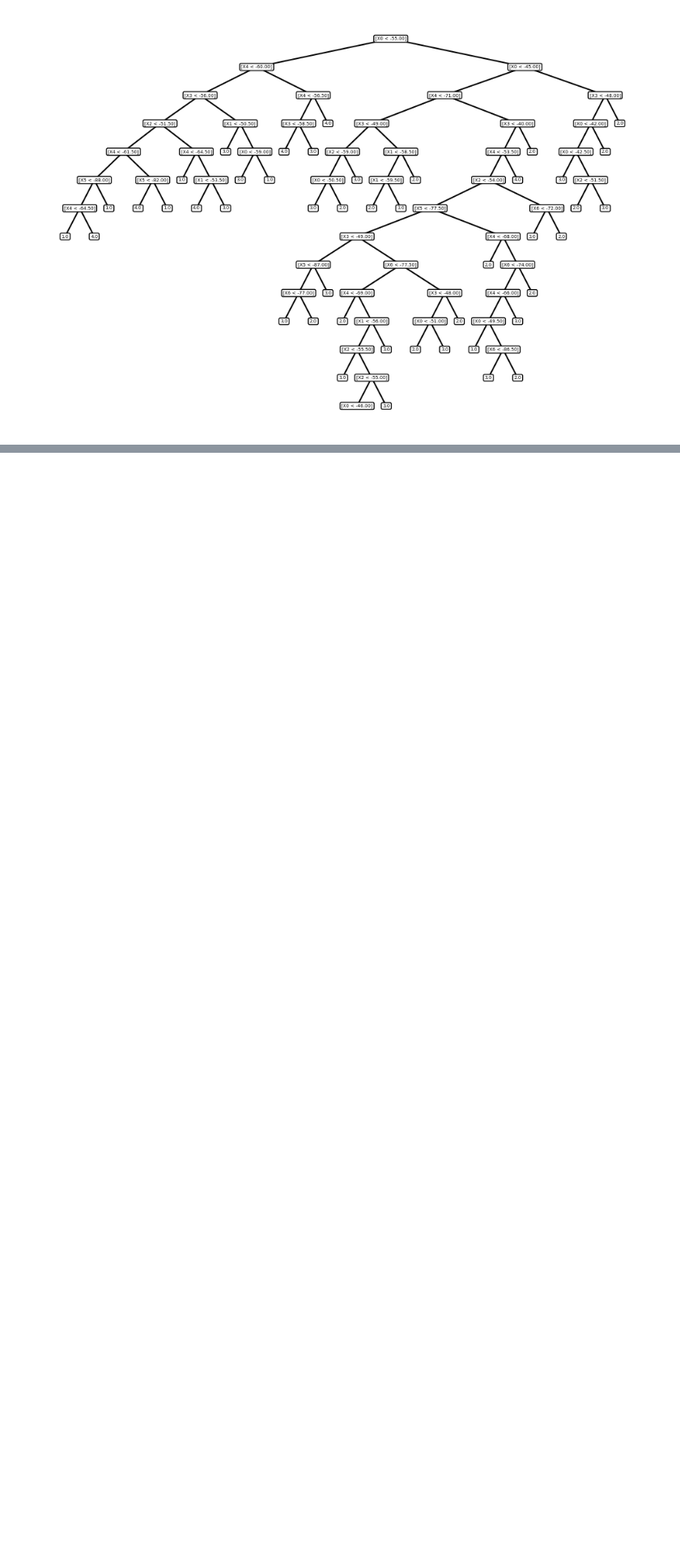
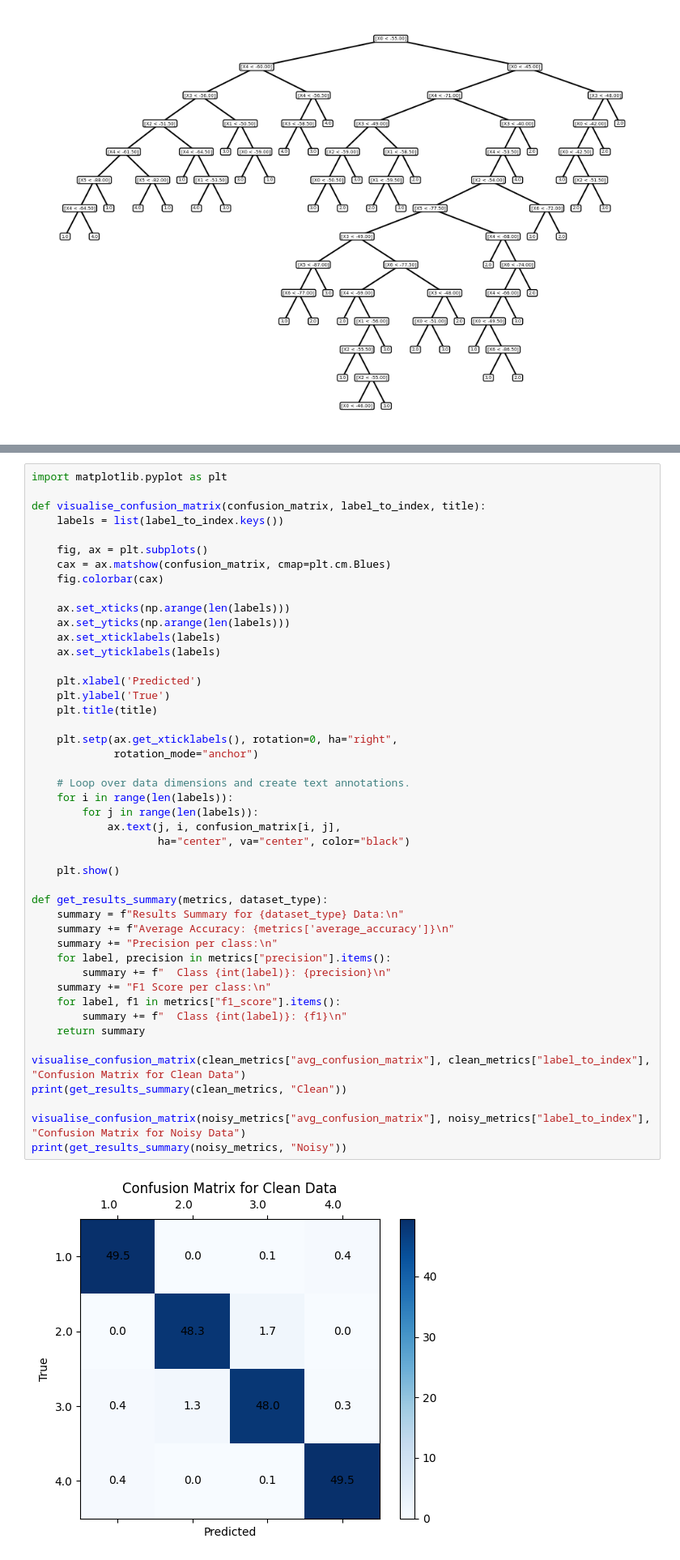
Before and after one commit to dhaulagiri0/intro-to-ml-cw-1, a Jupyter notebook: cw.ipynb, the cells around one changed output, grey strips where cells are left out. Shown at 81% size. Drawn from its saved outputs; the diff is of its cells as text; blank space fills up the shorter version.

Commit message:
Add: Confusion matrix visualisation

```diff
--- a/cw.ipynb
+++ b/cw.ipynb
@@ -106,0 +102,48 @@ Fold 10: Accuracy = 0.9700
+# %%
+import matplotlib.pyplot as plt
+
+def visualise_confusion_matrix(confusion_matrix, label_to_index, title):
+    labels = list(label_to_index.keys())
+
+    fig, ax = plt.subplots()
+    cax = ax.matshow(confusion_matrix, cmap=plt.cm.Blues)
+    fig.colorbar(cax)
+
+    ax.set_xticks(np.arange(len(labels)))
+    ax.set_yticks(np.arange(len(labels)))
+    ax.set_xticklabels(labels)
+    ax.set_yticklabels(labels)
+
+    plt.xlabel('Predicted')
+    plt.ylabel('True')
+    plt.title(title)
+
+    plt.setp(ax.get_xticklabels(), rotation=0, ha="right",
+             rotation_mode="anchor")
+
+    # Loop over data dimensions and create text annotations.
+    for i in range(len(labels)):
+        for j in range(len(labels)):
+            ax.text(j, i, confusion_matrix[i, j],
+                    ha="center", va="center", color="black")
+
+    plt.show()
+
+def get_results_summary(metrics, dataset_type):
+    summary = f"Results Summary for {dataset_type} Data:\n"
+    summary += f"Average Accuracy: {metrics['average_accuracy']}\n"
+    summary += "Precision per class:\n"
+    for label, precision in metrics["precision"].items():
+        summary += f"  Class {int(label)}: {precision}\n"
+    summary += "F1 Score per class:\n"
+    for label, f1 in metrics["f1_score"].items():
+        summary += f"  Class {int(label)}: {f1}\n"
+    return summary
+
+visualise_confusion_matrix(clean_metrics["avg_confusion_matrix"], clean_metrics["label_to_index"], "Confusion Matrix for Clean Data")
+print(get_results_summary(clean_metrics, "Clean"))
+
+visualise_confusion_matrix(noisy_metrics["avg_confusion_matrix"], noisy_metrics["label_to_index"], "Confusion Matrix for Noisy Data")
+print(get_results_summary(noisy_metrics, "Noisy"))
+# %% [output]
+[figure, added]
```
Also changed, not shown: parts of 13 cells of this notebook, 1 other file.
